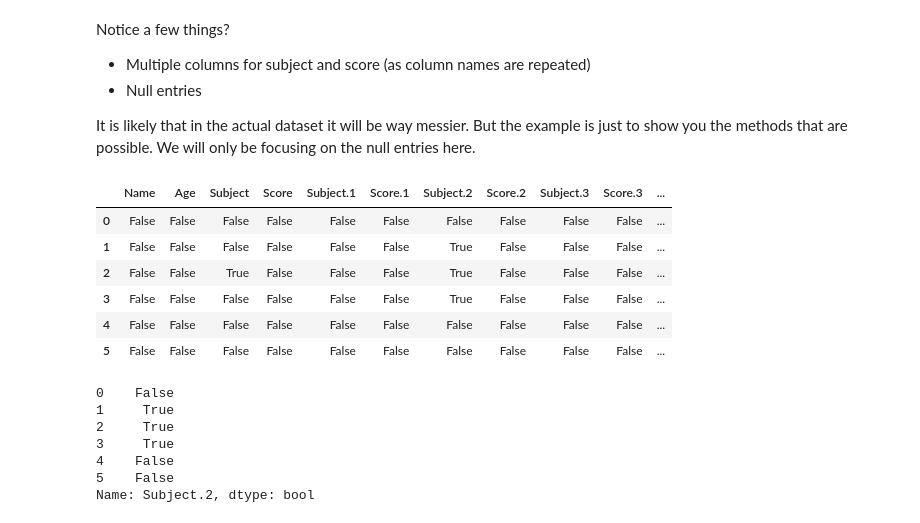
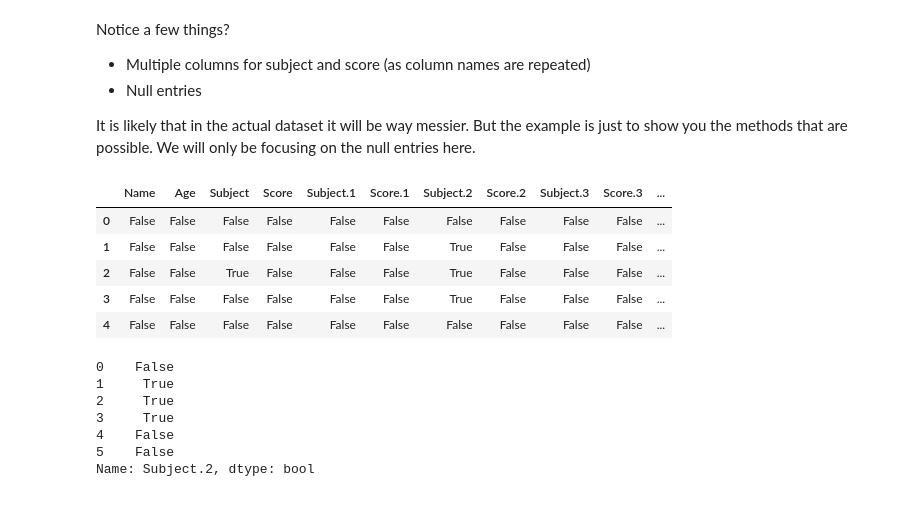
Before and after one commit to joeykokbin/data_science_helper, a Jupyter notebook: HELPER_VOL2.ipynb, the cells around one changed output. Drawn from its saved outputs; the diff is of its cells as text; code cells hidden in the pictures.

```diff
--- a/HELPER_VOL2.ipynb
+++ b/HELPER_VOL2.ipynb
@@ -1095,16 +1131,16 @@ Notice a few things?
 
 It is likely that in the actual dataset it will be way messier. But the example is just to show you the methods that are possible. We will only be focusing on the null entries here.
 # %%
-# isna() works across the whole DataFrame or the individual series as well
-miss_df.isna()
+# isna() works across the whole DataFrame or the individual series as well.
+# use head if the dataframe is too large
+miss_df.isna().head()
 # %% [output]
 |  | Name | Age | Subject | Score | Subject.1 | Score.1 | Subject.2 | Score.2 | Subject.3 | Score.3 | ... |
 | 0 | False | False | False | False | False | False | False | False | False | False | ... |
 | 1 | False | False | False | False | False | False | True | False | False | False | ... |
 | 2 | False | False | True | False | False | False | True | False | False | False | ... |
 | 3 | False | False | False | False | False | False | True | False | False | False | ... |
 | 4 | False | False | False | False | False | False | False | False | False | False | ... |
-| 5 | False | False | False | False | False | False | False | False | False | False | ... |
 # %%
 # this can also be used to select non-null data.
 miss_df["Subject.2"].isna()
```
Also changed, not shown: parts of 64 cells of this notebook, 5 other files.
